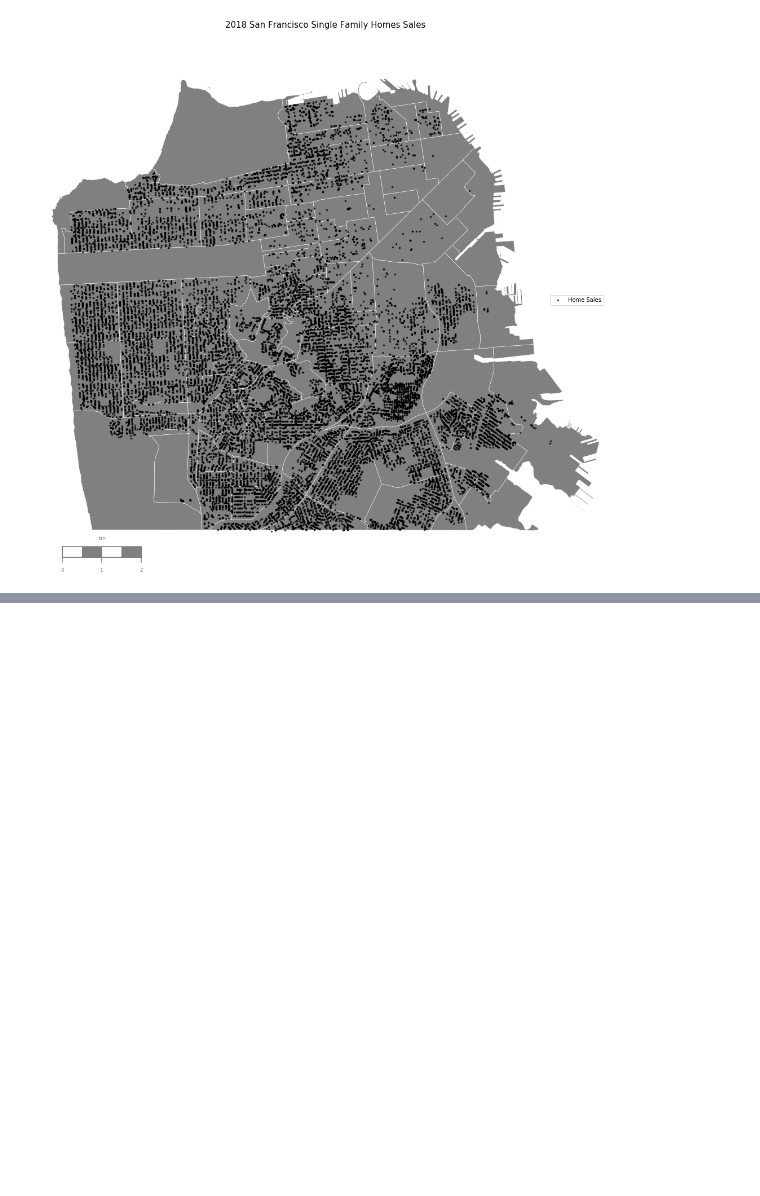
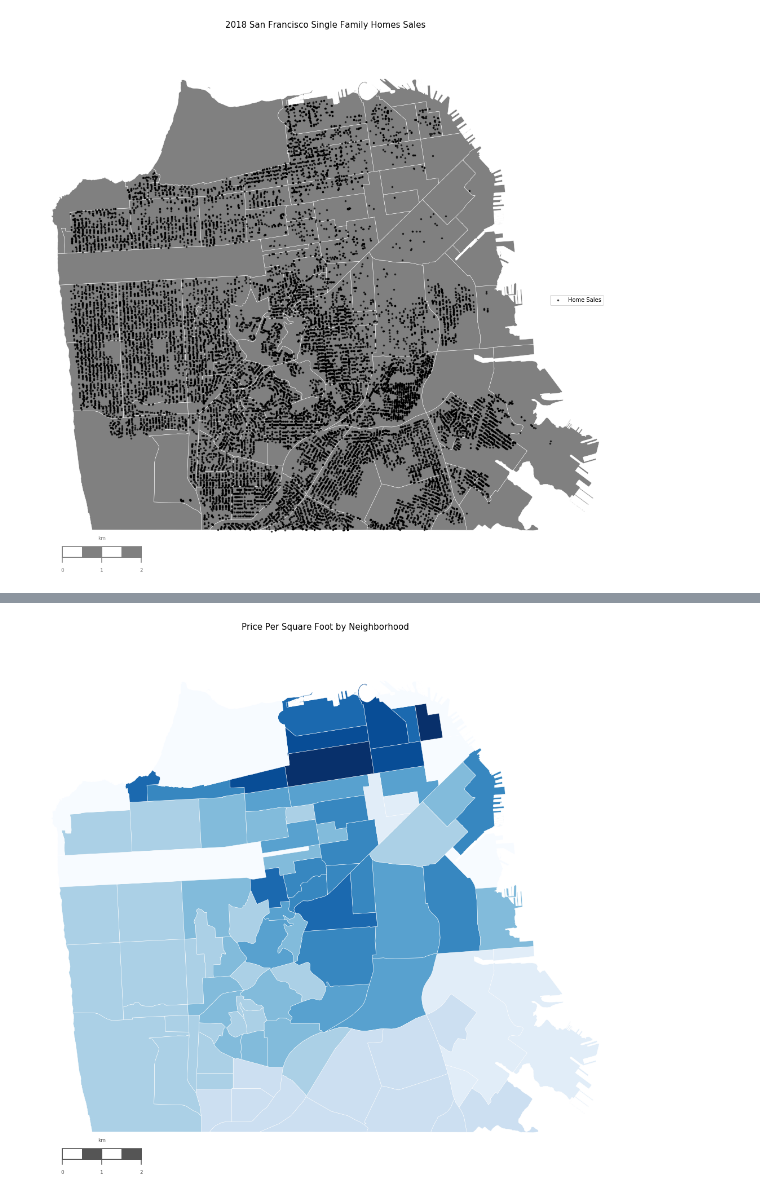
Before and after one commit to Ahdeny/SF_Real_Estate_Project, a Jupyter notebook: SF Map Code Test.ipynb, the cells around one changed output, grey strips where cells are left out. Saved outputs shown, nothing was run; the diff lists cells and outputs as text; code cells hidden in the pictures; blank space fills up the shorter version.

```diff
--- a/SF Map Code Test.ipynb
+++ b/SF Map Code Test.ipynb
@@ -327,14 +290,12 @@ Requirement already satisfied, skipping upgrade: munch in /usr/local/lib/python3
 # %%
-from pysal.esda.mapclassify import Natural_Breaks as nb
-
 # Calculate Jenks natural breaks for price_sf
 breaks = nb(
     df_map[df_map['price_sf'].notnull()].price_sf.values,
     initial=300,
-    k=5)
+    k=10)
 
 prev = 0
-for density, counts in zip(breaks.bins, breaks.counts):
-    print("%d neighborhoods have crime density D such as %d/km^2 <= D <= %d/km^2") % (counts, prev, density)
-    prev = density
+for pricesf, counts in zip(breaks.bins, breaks.counts):
+    print(counts, prev, pricesf)
+    prev = pricesf
 # %% [output]
@@ -341,0 +312,80 @@ OSError: ignored
+# %%
+# the notnull method lets us match indices when joining
+jb = pd.DataFrame({'jenks_bins': breaks.yb}, index=df_map[df_map['price_sf'].notnull()].index)
+df_map.drop("jenks_bins", inplace=True, axis=1, errors="ignore")
+df_map = df_map.join(jb)
+df_map.jenks_bins.fillna(-1, inplace=True)
+
+# assign labels to the colorbar based on the natural breaks bins
+jenks_labels = ["<= %0.1f crimes / km$^2$" % b for b in breaks.bins]
+jenks_labels.insert(0, 'No crimes')
+# %%
+from matplotlib.colors import Normalize, LinearSegmentedColormap
+
+plt.clf()
+fig = plt.figure()
+ax = fig.add_subplot(111, facecolor='w', frame_on=False)
+
+# use a blue colour ramp - we'll be converting it to a map using cmap()
+cmap = plt.get_cmap('Blues')
+pc = PatchCollection(df_map['patches'], match_original=True)
+# impose our colour map onto the patch collection
+norm = Normalize()
+pc.set_facecolor(cmap(norm(df_map['jenks_bins'].values)))
+ax.add_collection(pc)
+
+# Convenience functions for working with colour ramps and bars
+def colorbar_index(ncolors, cmap, labels=None, **kwargs):
+    cmap = cmap_discretize(cmap, ncolors)
+    mappable = cm.ScalarMappable(cmap=cmap)
+    mappable.set_array([])
+    mappable.set_clim(-0.5, ncolors+0.5)
+    colorbar = plt.colorbar(mappable, **kwargs)
+    colorbar.set_ticks(np.linspace(0, ncolors, ncolors))
+    colorbar.set_ticklabels(range(ncolors))
+    if labels:
+        colorbar.set_ticklabels(labels)
+    return colorbar
+
+def cmap_discretize(cmap, N):
+    if type(cmap) == str:
+        cmap = get_cmap(cmap)
+    colors_i = np.concatenate((np.linspace(0, 1., N), (0., 0., 0., 0.)))
+    colors_rgba = cmap(colors_i)
+    indices = np.linspace(0, 1., N + 1)
+    cdict = {}
+    for ki, key in enumerate(('red', 'green', 'blue')):
+        cdict[key] = [(indices[i], colors_rgba[i - 1, ki], colors_rgba[i, ki]) for i in xrange(N + 1)]
+    return LinearSegmentedColormap(cmap.name + "_%d" % N, cdict, 1024)
+
+# Add a colour bar
+#colorbar #_index(ncolors=len(jenks_labels), cmap=cmap, shrink=0.5, labels=jenks_labels)
+#colorbar.ax.tick_params(labelsize=10)
+
+# Show highest densities, in descending order
+#highest = '\n'.join(
+#    value[1] for _, value in df_map[(df_map['jenks_bins'] == 4)][:10].sort().iterrows())
+#highest = 'Most criminal neighborhoods:\n\n' + highest
+#highest = 'Most criminal neighborhoods:\n\n' + highest
+# Subtraction is necessary for precise y coordinate alignment
+#details = cb.ax.text(
+#    -1., 0 + 0.3,
+#    highest,
+#    ha='right', va='bottom',
+#    size=10,
+#    color='#555555')
+
+# Draw a map scale
+m.drawmapscale(
+    coords[0] + 0.015, coords[1] - 0.005,
+    coords[0], coords[1],
+    2.,
+    barstyle='fancy', labelstyle='simple',
+    fillcolor1='w', fillcolor2='#555555',
+    fontcolor='#555555',
+    zorder=5)
+plt.tight_layout()
+plt.title("Price Per Square Foot by Neighborhood", size=15)
+fig.set_size_inches(15, 15)
+plt.show()
+# %% [output]
@@ -341,0 +393 @@ OSError: ignored
+[figure, added]
```
Also changed, not shown: parts of 27 cells of this notebook.
